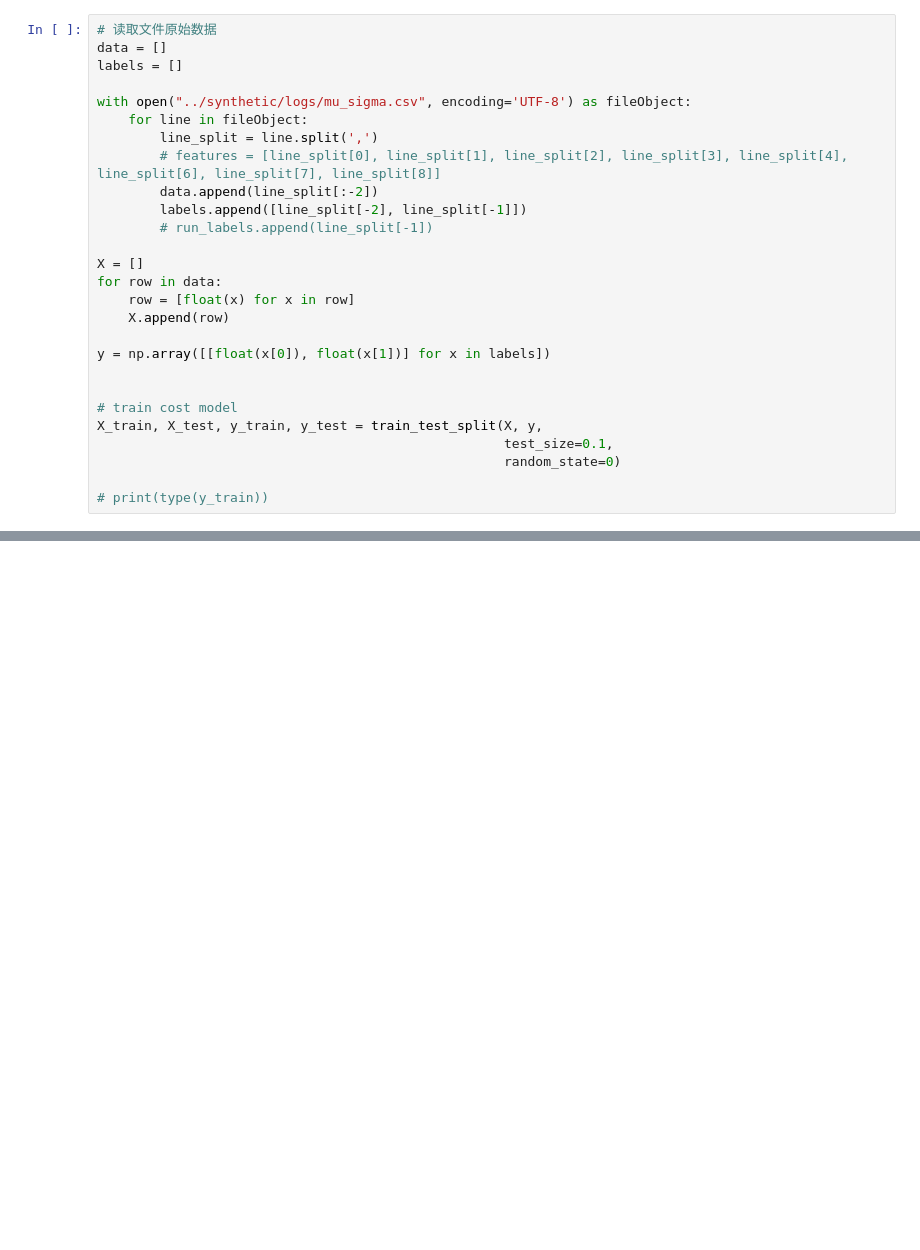
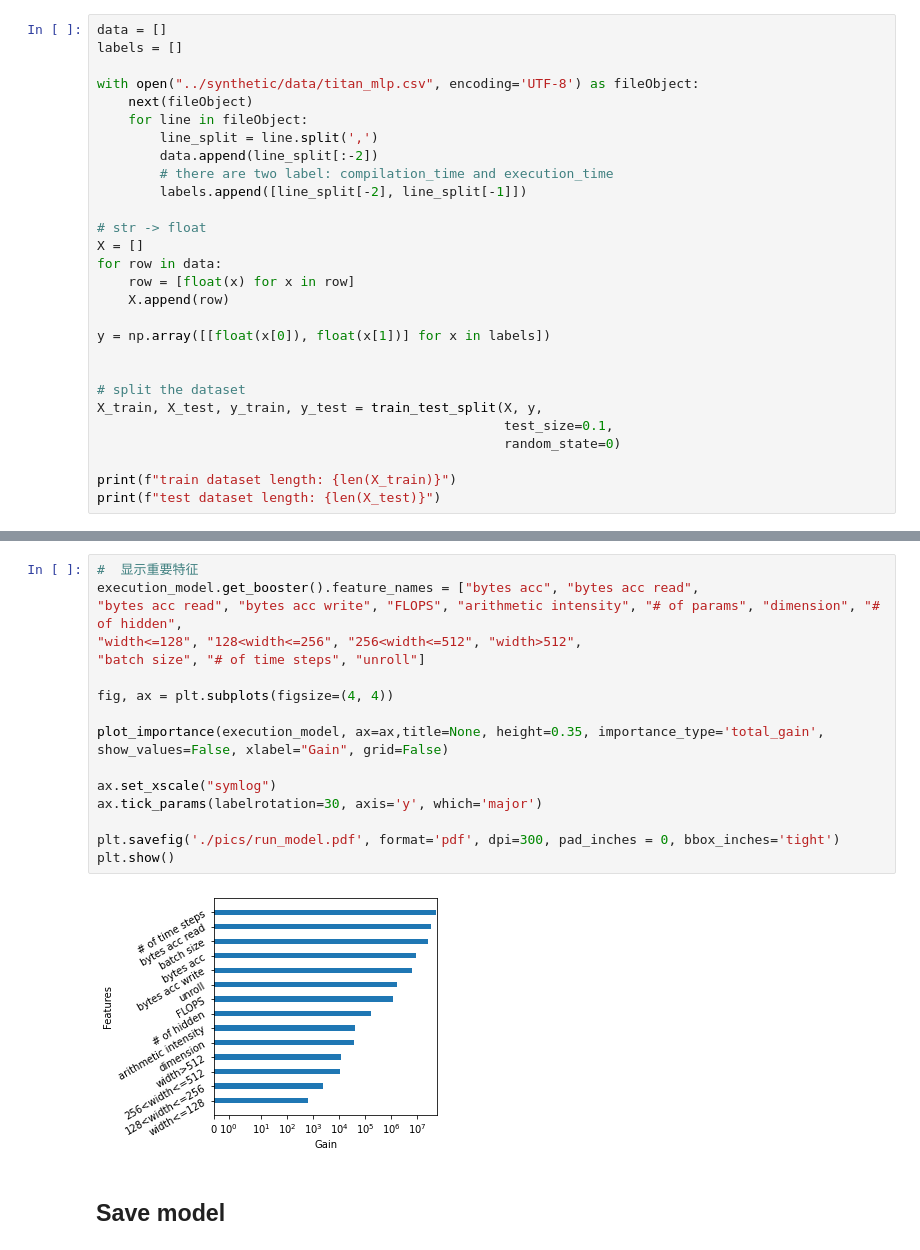
Before and after one commit to luweizheng/dynamic-unroll-nde, a Jupyter notebook: cost-model/xgb.ipynb, the cells around one changed output, grey strips where cells are left out. Cells and saved outputs as stored; diff of their text form; blank space fills up the shorter version.

Commit message:
xgb transfer learning & remove data

```diff
--- a/cost-model/xgb.ipynb
+++ b/cost-model/xgb.ipynb
@@ -10,16 +12,16 @@ from sklearn.metrics import mean_squared_error
 # %%
-# 读取文件原始数据
 data = []
 labels = []
 
-with open("../synthetic/logs/mu_sigma.csv", encoding='UTF-8') as fileObject:
+with open("../synthetic/data/titan_mlp.csv", encoding='UTF-8') as fileObject:
+    next(fileObject)
     for line in fileObject:
         line_split = line.split(',')
-        # features = [line_split[0], line_split[1], line_split[2], line_split[3], line_split[4], line_split[6], line_split[7], line_split[8]]
         data.append(line_split[:-2])
+        # there are two label: compilation_time and execution_time
         labels.append([line_split[-2], line_split[-1]])
-        # run_labels.append(line_split[-1])
 
+# str -> float
 X = []
 for row in data:
     row = [float(x) for x in row]
@@ -28,9 +30,10 @@ for row in data:
 y = np.array([[float(x[0]), float(x[1])] for x in labels])
 
 
-# train cost model
+# split the dataset
 X_train, X_test, y_train, y_test = train_test_split(X, y,
                                                     test_size=0.1,
                                                     random_state=0)
 
-# print(type(y_train))
+print(f"train dataset length: {len(X_train)}")
+print(f"test dataset length: {len(X_test)}")
@@ -74 +107,21 @@ plt.show()
+# %%
+#  显示重要特征
+execution_model.get_booster().feature_names = ["bytes acc", "bytes acc read",
+"bytes acc read", "bytes acc write", "FLOPS", "arithmetic intensity", "# of params", "dimension", "# of hidden",
+"width<=128", "128<width<=256", "256<width<=512", "width>512",
+"batch size", "# of time steps", "unroll"]
+
+fig, ax = plt.subplots(figsize=(4, 4))
+
+plot_importance(execution_model, ax=ax,title=None, height=0.35, importance_type='total_gain', show_values=False, xlabel="Gain", grid=False)
+
+ax.set_xscale("symlog")
+ax.tick_params(labelrotation=30, axis='y', which='major')
+
+plt.savefig('./pics/run_model.pdf', format='pdf', dpi=300, pad_inches = 0, bbox_inches='tight')
+plt.show()
+# %% [output]
+[figure, added]
+# %% [markdown]
+## Save model
 # %%
```
Also changed, not shown: parts of 24 cells of this notebook, 8 other files.
